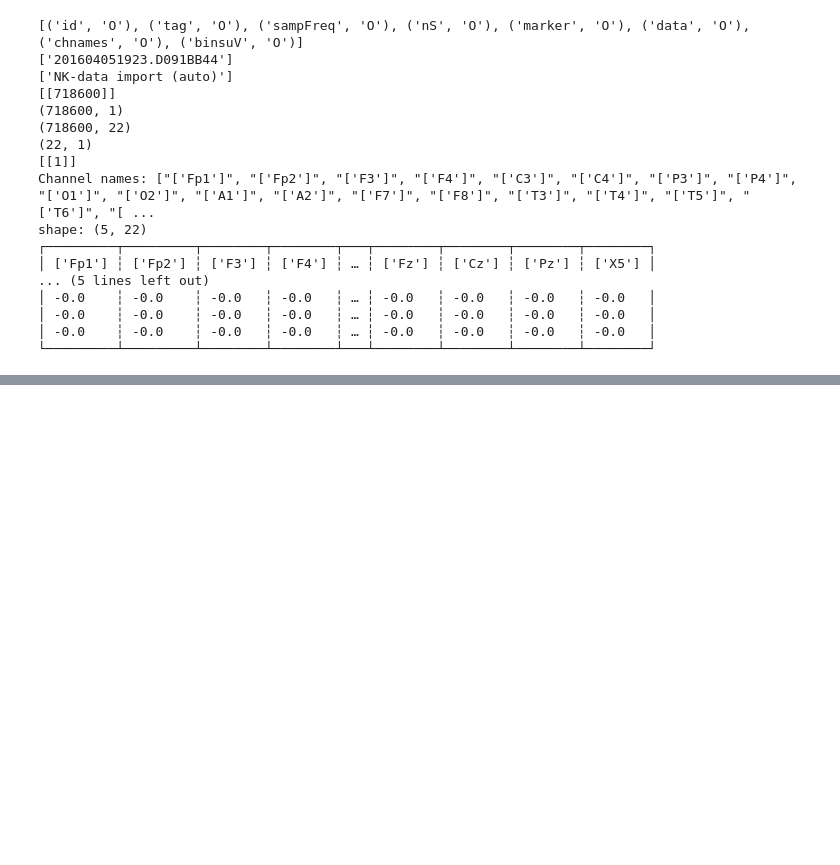
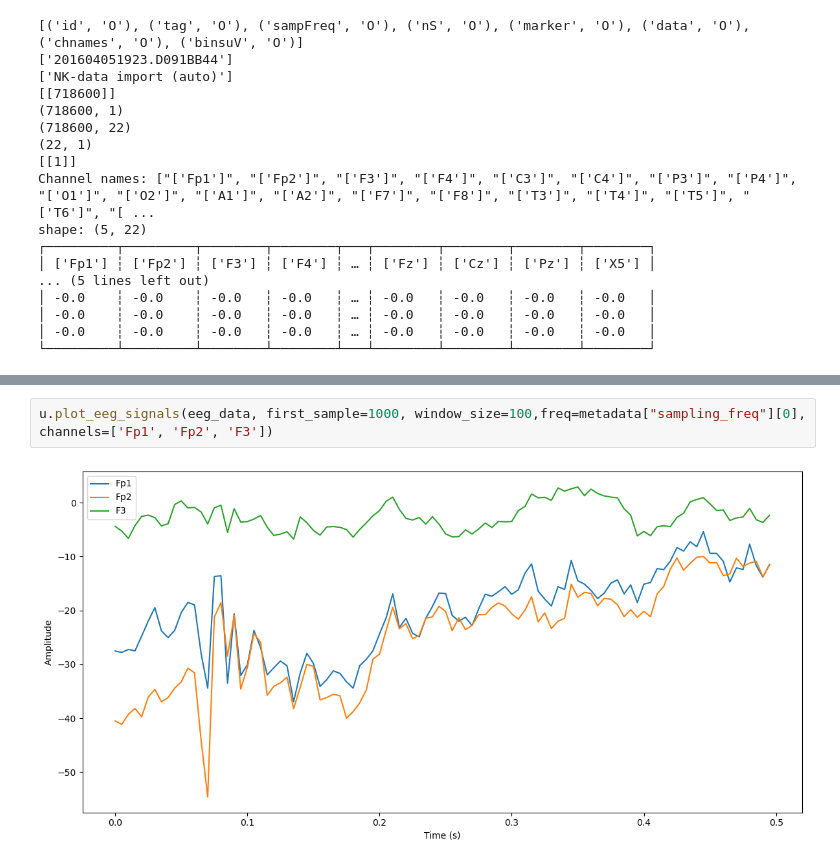
Before and after one commit to eZWALT/ML4HD-Machine-Learning-for-Human-Data, a Jupyter notebook: PROJECT/src/main.ipynb, the cells around one changed output, grey strips where cells are left out. Cells and saved outputs as stored; diff of their text form; blank space fills up the shorter version.

Commit message:
plotting + preprocessing setup + conv. setup

```diff
--- a/PROJECT/src/main.ipynb
+++ b/PROJECT/src/main.ipynb
@@ -85,2 +89,6 @@ EEG DATA (first 5 rows):
 
  Shapes - Metadata: (1, 9), EEG Data: (718600, 23)
+# %%
+u.plot_eeg_signals(eeg_data, first_sample=1000, window_size=100,freq=metadata["sampling_freq"][0], channels=['Fp1', 'Fp2', 'F3'])
+# %% [output]
+[figure, added]
```
Also changed, not shown: parts of 3 cells of this notebook, 4 other files.
